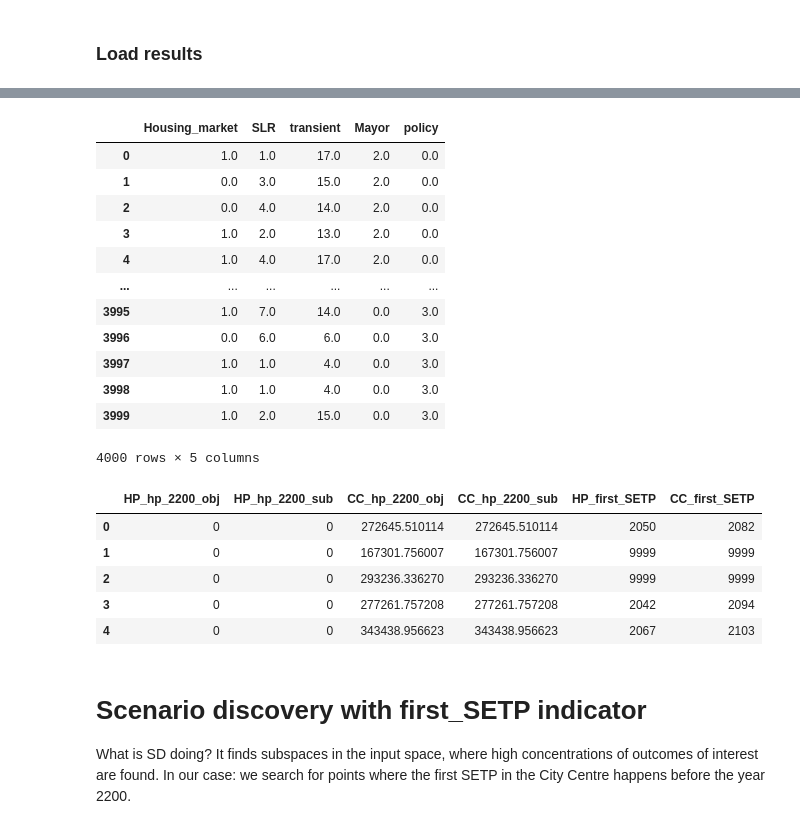
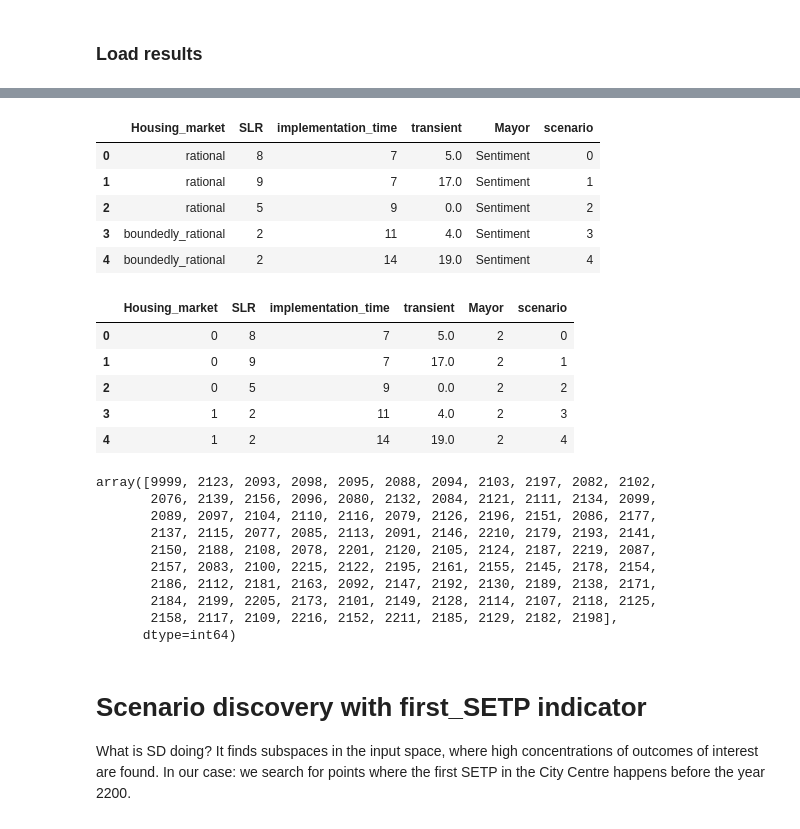
Before and after one commit to keesvanginkel/Urban-SETP, a Jupyter notebook: Workbench.ipynb, the cells around one changed output, grey strips where cells are left out. Cells and saved outputs as stored; diff of their text form; code cells hidden in the pictures.

```diff
--- a/Workbench.ipynb
+++ b/Workbench.ipynb
@@ -97,4 +87,5 @@ foldername = "temp"
 subfolder = "experiments"
 target = os.path.join(foldername,subfolder)
 
-experiments, outcomes = load_results(os.path.join(target,"2020_10_6_EMA_experiments.tar.gz"))
+#experiments, outcomes = load_results(os.path.join(target,"2020_10_6_EMA_experiments.tar.gz"))
+experiments, outcomes = load_results(os.path.join(target,"2020_10_14_EMA_experiments.tar.gz"))
@@ -101,2 +93,0 @@ experiments, outcomes = load_results(os.path.join(target,"2020_10_6_EMA_experime
-# %%
-experiments['Mayor'] = experiments['Mayor'].apply(lambda M: M.get_name())
@@ -103,37 +103,50 @@ experiments['Mayor'] = experiments['Mayor'].apply(lambda M: M.get_name())
+# %%
+experiments2 = experiments.drop(['policy','model'],axis=1)
+experiments2.head()
+# %% [output]
+|  | Housing_market | SLR | implementation_time | transient | Mayor | scenario |
+| 0 | rational | 8 | 7 | 5.0 | Sentiment | 0 |
+| 1 | rational | 9 | 7 | 17.0 | Sentiment | 1 |
+| 2 | rational | 5 | 9 | 0.0 | Sentiment | 2 |
+| 3 | boundedly_rational | 2 | 11 | 4.0 | Sentiment | 3 |
+| 4 | boundedly_rational | 2 | 14 | 19.0 | Sentiment | 4 |
 # %%
-experiments2 = experiments.copy()
+experiments3 = experiments2.copy()
 map_house_market = {'rational' : 0,
              'boundedly_rational' :1}
-map_mayor = {'H. Economicus': 0,
-             'Sentiment' : 1,
-             'R. Active' : 2,
+#map_mayor = {'H. Economicus': 0,
+#             'Sentiment' : 1,
+#             'R. Active' : 2,
+#             'Lawkeeper' : 3}
+map_mayor = {'H. Economicus': 1,
+             'Sentiment' : 2,
+             'R. Active' : 0,
              'Lawkeeper' : 3}
-experiments2['Housing_market'].replace(map_house_market,inplace=True)
-experiments2['Mayor'].replace(map_mayor,inplace=True)
-experiments2[['Housing_market', 'SLR', 'transient', 'Mayor', 'policy']].astype('float')
+
+experiments3['Housing_market'].replace(map_house_market,inplace=True)
+experiments3['Mayor'].replace(map_mayor,inplace=True)
+experiments3[['Housing_market', 'SLR', 'transient', 'Mayor']].astype('float')
+experiments3.head()
 # %% [output]
-|  | Housing_market | SLR | transient | Mayor | policy |
-| 0 | 1.0 | 1.0 | 17.0 | 2.0 | 0.0 |
-| 1 | 0.0 | 3.0 | 15.0 | 2.0 | 0.0 |
-| 2 | 0.0 | 4.0 | 14.0 | 2.0 | 0.0 |
-| 3 | 1.0 | 2.0 | 13.0 | 2.0 | 0.0 |
-| 4 | 1.0 | 4.0 | 17.0 | 2.0 | 0.0 |
-| ... | ... | ... | ... | ... | ... |
-| 3995 | 1.0 | 7.0 | 14.0 | 0.0 | 3.0 |
-| 3996 | 0.0 | 6.0 | 6.0 | 0.0 | 3.0 |
-| 3997 | 1.0 | 1.0 | 4.0 | 0.0 | 3.0 |
-| 3998 | 1.0 | 1.0 | 4.0 | 0.0 | 3.0 |
-| 3999 | 1.0 | 2.0 | 15.0 | 0.0 | 3.0 |
+|  | Housing_market | SLR | implementation_time | transient | Mayor | scenario |
+| 0 | 0 | 8 | 7 | 5.0 | 2 | 0 |
+| 1 | 0 | 9 | 7 | 17.0 | 2 | 1 |
+| 2 | 0 | 5 | 9 | 0.0 | 2 | 2 |
+| 3 | 1 | 2 | 11 | 4.0 | 2 | 3 |
+| 4 | 1 | 2 | 14 | 19.0 | 2 | 4 |
-4000 rows × 5 columns
 # %%
-pd.DataFrame(outcomes).head()
+pd.DataFrame(outcomes)['CC_first_SETP'].unique()
 # %% [output]
-|  | HP_hp_2200_obj | HP_hp_2200_sub | CC_hp_2200_obj | CC_hp_2200_sub | HP_first_SETP | CC_first_SETP |
-| 0 | 0 | 0 | 272645.510114 | 272645.510114 | 2050 | 2082 |
-| 1 | 0 | 0 | 167301.756007 | 167301.756007 | 9999 | 9999 |
-| 2 | 0 | 0 | 293236.336270 | 293236.336270 | 9999 | 9999 |
-| 3 | 0 | 0 | 277261.757208 | 277261.757208 | 2042 | 2094 |
-| 4 | 0 | 0 | 343438.956623 | 343438.956623 | 2067 | 2103 |
+array([9999, 2123, 2093, 2098, 2095, 2088, 2094, 2103, 2197, 2082, 2102,
+       2076, 2139, 2156, 2096, 2080, 2132, 2084, 2121, 2111, 2134, 2099,
+       2089, 2097, 2104, 2110, 2116, 2079, 2126, 2196, 2151, 2086, 2177,
+       2137, 2115, 2077, 2085, 2113, 2091, 2146, 2210, 2179, 2193, 2141,
+       2150, 2188, 2108, 2078, 2201, 2120, 2105, 2124, 2187, 2219, 2087,
+       2157, 2083, 2100, 2215, 2122, 2195, 2161, 2155, 2145, 2178, 2154,
+       2186, 2112, 2181, 2163, 2092, 2147, 2192, 2130, 2189, 2138, 2171,
+       2184, 2199, 2205, 2173, 2101, 2149, 2128, 2114, 2107, 2118, 2125,
+       2158, 2117, 2109, 2216, 2152, 2211, 2185, 2129, 2182, 2198],
+      dtype=int64)
 # %% [markdown]
 # Scenario discovery with first_SETP indicator
 
```
Also changed, not shown: parts of 29 cells of this notebook, 12 other files.
